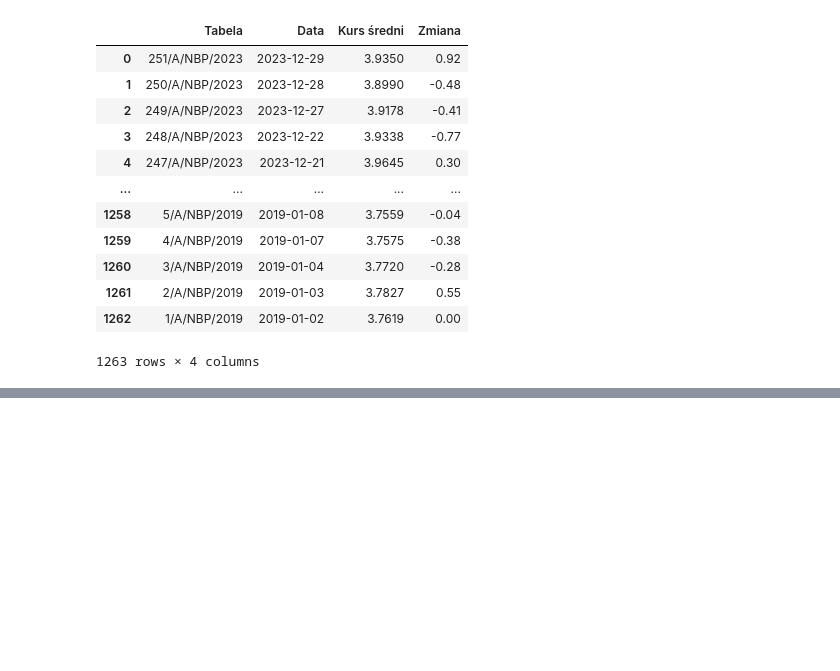
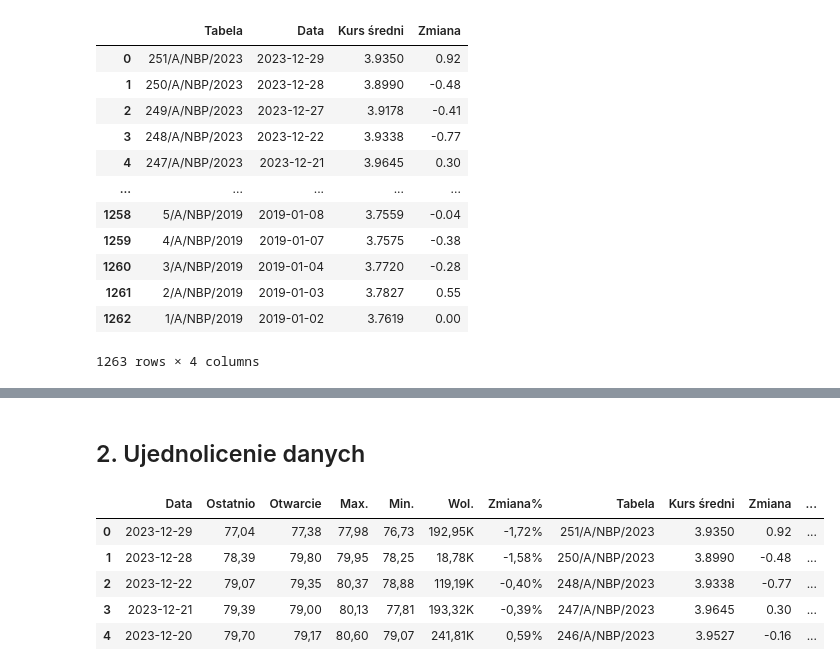
Before and after one commit to mariuszkam4/Orlen_fuel_prices, a Jupyter notebook: Orlen_fuel_prices.ipynb, the cells around one changed output, grey strips where cells are left out. Cells and saved outputs as stored; diff of their text form; code cells hidden in the pictures; blank space fills up the shorter version.

```diff
--- a/Orlen_fuel_prices.ipynb
+++ b/Orlen_fuel_prices.ipynb
@@ -56,0 +110,19 @@ USD
+# %% [markdown]
+## 2. Ujednolicenie danych
+# %%
+# Ujednolicenie formatu daty zebranych danych
+brent['Data'] = pd.to_datetime(brent["Data"])
+USD['Data'] = pd.to_datetime(USD["Data"])
+diesel_prices['Data'] = pd.to_datetime(diesel_prices["date"])
+# %%
+# Połączenie dataFrame'ów
+merged_df = pd.merge(brent, USD, on='Data', how='inner')
+merged_df = pd.merge(merged_df, diesel_prices, left_on='Data', right_on='Data', how='inner')
+merged_df.head()
+# %% [output]
+|  | Data | Ostatnio | Otwarcie | Max. | Min. | Wol. | Zmiana% | Tabela | Kurs średni | Zmiana | ... |
+| 0 | 2023-12-29 | 77,04 | 77,38 | 77,98 | 76,73 | 192,95K | -1,72% | 251/A/NBP/2023 | 3.9350 | 0.92 | ... |
+| 1 | 2023-12-28 | 78,39 | 79,80 | 79,95 | 78,25 | 18,78K | -1,58% | 250/A/NBP/2023 | 3.8990 | -0.48 | ... |
+| 2 | 2023-12-22 | 79,07 | 79,35 | 80,37 | 78,88 | 119,19K | -0,40% | 248/A/NBP/2023 | 3.9338 | -0.77 | ... |
+| 3 | 2023-12-21 | 79,39 | 79,00 | 80,13 | 77,81 | 193,32K | -0,39% | 247/A/NBP/2023 | 3.9645 | 0.30 | ... |
+| 4 | 2023-12-20 | 79,70 | 79,17 | 80,60 | 79,07 | 241,81K | 0,59% | 246/A/NBP/2023 | 3.9527 | -0.16 | ... |
```
Also changed, not shown: parts of 11 cells of this notebook.
